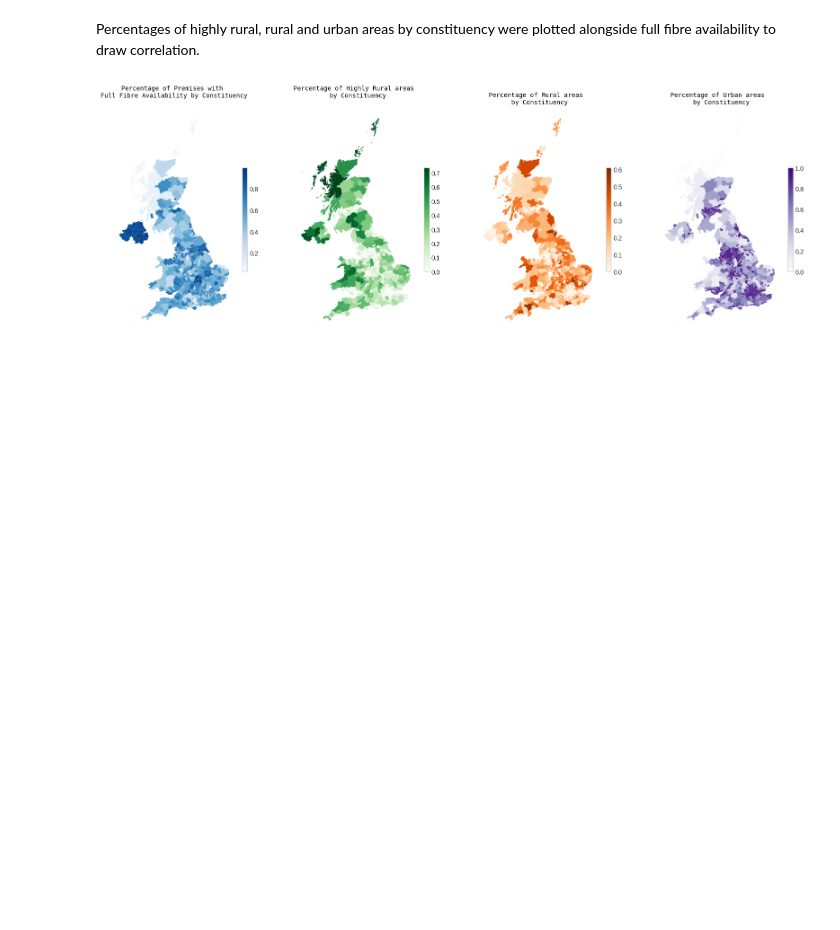
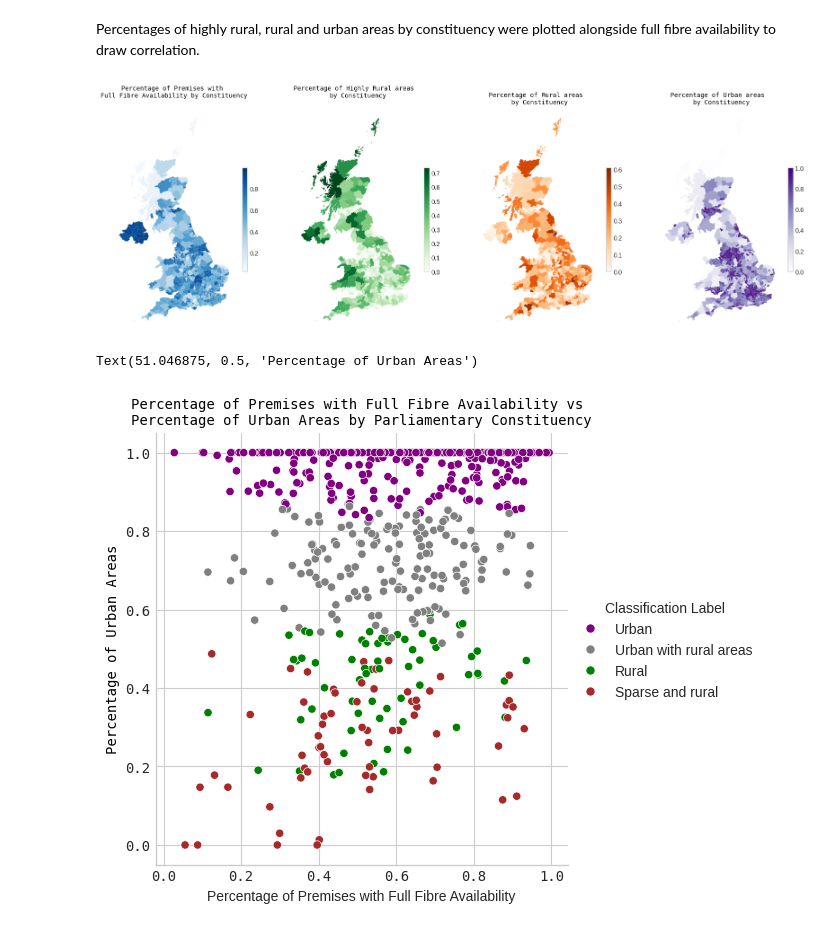
Before and after one commit to yuliiabosher/Fiber-optic-project, a Jupyter notebook: Parliamentary_constituencies_FTTP.ipynb, the cells around one changed output. Saved outputs shown, nothing was run; the diff lists cells and outputs as text; code cells hidden in the pictures; blank space fills up the shorter version.

Commit message:
plotted correlation between percentage of urban areas and full fibre availability by constituency

```diff
--- a/Parliamentary_constituencies_FTTP.ipynb
+++ b/Parliamentary_constituencies_FTTP.ipynb
@@ -237,7 +238,7 @@ The newly merged columns were renamed.
 fibre_by_constituency_geo.columns = ['Constituency Code', 'Constituency Name', 'geometry', \
                                      'Total Premises', 'Premises with Full Fibre Availability', \
                                      'Percentage of Premises with Full Fibre Availability', \
-                                     'Highly Rural', 'Rural', 'Urban', 'Label']
+                                     'Percentage of Highly Rural Areas', 'Percentage of Rural Areas', 'Percentage of Urban Areas', 'Classification Label']
 display(fibre_by_constituency_geo.head())
 # %% [output]
 |  | Constituency Code | Constituency Name | geometry | Total Premises | Premises with Full Fibre Availabi... | ... |
@@ -272,3 +273,14 @@ ax[3].grid(visible=None)
 plt.show()
 # %% [output]
 [figure]
+# %%
+g = sns.relplot(data=fibre_by_constituency_geo, x='Percentage of Premises with Full Fibre Availability', y='Percentage of Urban Areas', hue='Classification Label', palette=['purple', 'grey', 'green', 'brown'])
+font = {'family':'monospace','color':'black','size':10}
+plt.xticks(fontname="monospace")
+plt.yticks(fontname="monospace")
+plt.title('Percentage of Premises with Full Fibre Availability vs \nPercentage of Urban Areas by Parliamentary Constituency', fontdict = font)
+plt.xlabel('Percentage of Premises with Full Fibre Availability')
+plt.ylabel('Percentage of Urban Areas', fontdict = font)
+# %% [output]
+Text(51.046875, 0.5, 'Percentage of Urban Areas')
+[figure, added]
```
Also changed, not shown: parts of 3 cells of this notebook.
